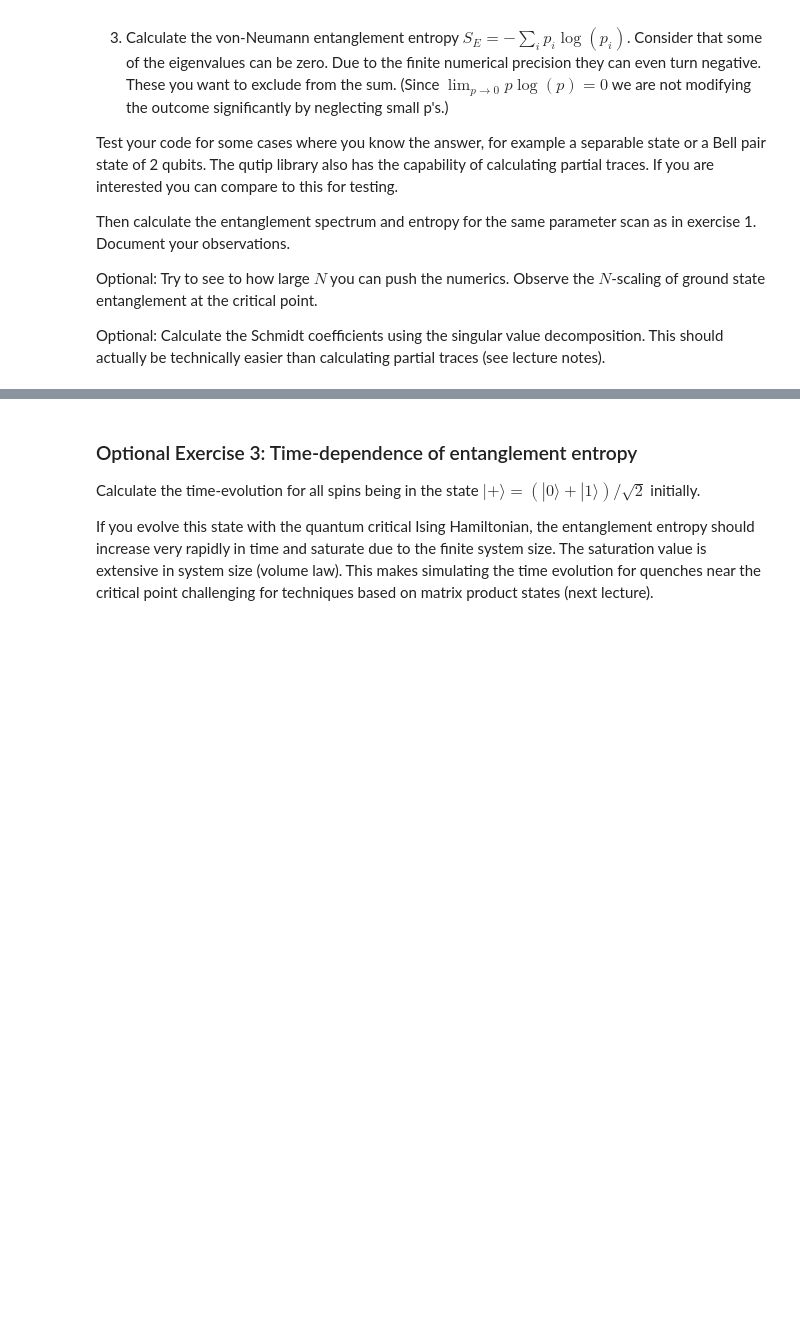
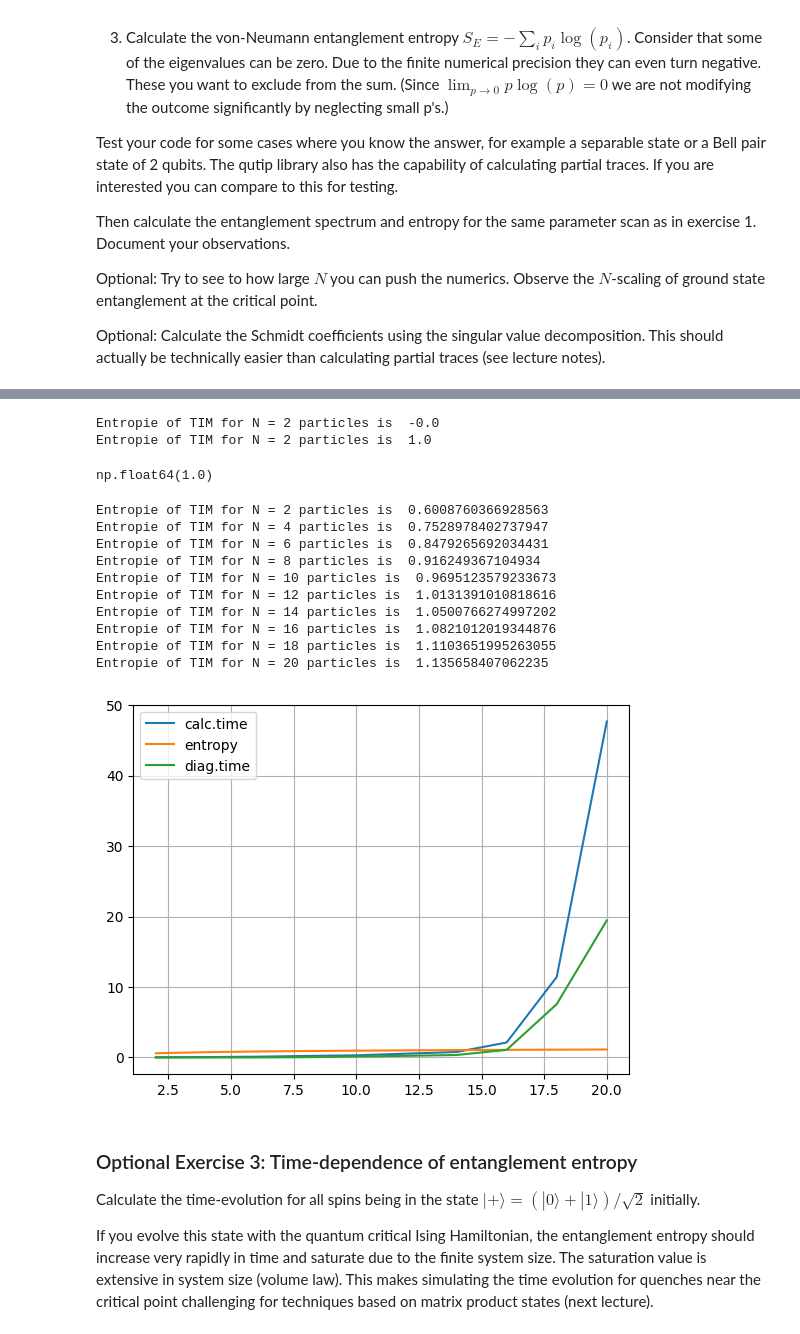
Before and after one commit to ket-PSI/CQD_SS26_solutions, a Jupyter notebook: Notebooks/exercise8.ipynb, the cells around one changed output, grey strips where cells are left out. Cells and saved outputs as stored; diff of their text form; code cells hidden in the pictures; blank space fills up the shorter version.

```diff
--- a/Notebooks/exercise8.ipynb
+++ b/Notebooks/exercise8.ipynb
@@ -100,3 +205,75 @@ Optional: Calculate the Schmidt coefficients using the singular value decomposit
+# %%
+# testing of entropy for different states
+
+# seperable state
+N = 2
+psi = np.array([1,0,0,0],dtype=complex)
+rho_red_sep = reduced_density_matrix(psi,N)
+eigvals, _ = sLA.eigsh(rho_red_sep, which="LM")
+S(N,eigvals)
+
+# Bell state
+N = 2
+psi = 1/np.sqrt(2)*np.array([1,0,0,1],dtype=complex)
+rho_red_sep = reduced_density_matrix(psi,N)
+eigvals, _ = sLA.eigsh(rho_red_sep, which="LM")
+S(N,eigvals)
+# %% [output]
+Entropie of TIM for N = 2 particles is  -0.0
+Entropie of TIM for N = 2 particles is  1.0
+np.float64(1.0)
+# %%
+#time and entropy for different N
+
+#starting parameters
+B = 1
+J = 1
+entropy_vals = []
+time_vals = []
+time_diag = []
+n=[]
+for k in range(2,22,2):
+    # calculating single spin operators and hamiltonian
+    t0 = time.time()    #starting time
+    sx_list, sy_list, sz_list = single_spin_op(k)
+    sigma_x_list, sigma_y_list, sigma_z_list = sigma_operators(sx_list, sy_list, sz_list)
+    H = H_spin(B,J,sigma_x_list,sigma_z_list,k)
+
+    #ground state and reduced matrix
+    t0_diag = time.time()
+    eval, evecs = sLA.eigsh(H,1,which="SA")
+    t1_diag = time.time()
+    t_diag = t1_diag - t0_diag
+    time_diag.append(t_diag)
+    psi = evecs[:,0]
+    rho_red = reduced_density_matrix(psi,k)
+    eigval_red = np.linalg.eigvalsh(rho_red)
+
+    #entropy
+    entropy = S(k,eigval_red)
+    t1 = time.time()
+    t_tot = t1-t0
+    time_vals.append(t_tot)
+    entropy_vals.append(entropy)
+    n.append(k)
+plt.plot(n,time_vals,label="calc.time")
+plt.plot(n,entropy_vals,label="entropy")
+plt.plot(n,time_diag,label="diag.time")
+plt.legend()
+plt.grid()
+plt.show()
+# %% [output]
+Entropie of TIM for N = 2 particles is  0.6008760366928563
+Entropie of TIM for N = 4 particles is  0.7528978402737947
+Entropie of TIM for N = 6 particles is  0.8479265692034431
+Entropie of TIM for N = 8 particles is  0.916249367104934
+Entropie of TIM for N = 10 particles is  0.9695123579233673
+Entropie of TIM for N = 12 particles is  1.0131391010818616
+Entropie of TIM for N = 14 particles is  1.0500766274997202
+Entropie of TIM for N = 16 particles is  1.0821012019344876
+Entropie of TIM for N = 18 particles is  1.1103651995263055
+Entropie of TIM for N = 20 particles is  1.135658407062235
+[figure, added]
 # %% [markdown]
 ### Optional Exercise 3: Time-dependence of entanglement entropy
 
```
Also changed, not shown: parts of 6 cells of this notebook, 17 other files.
